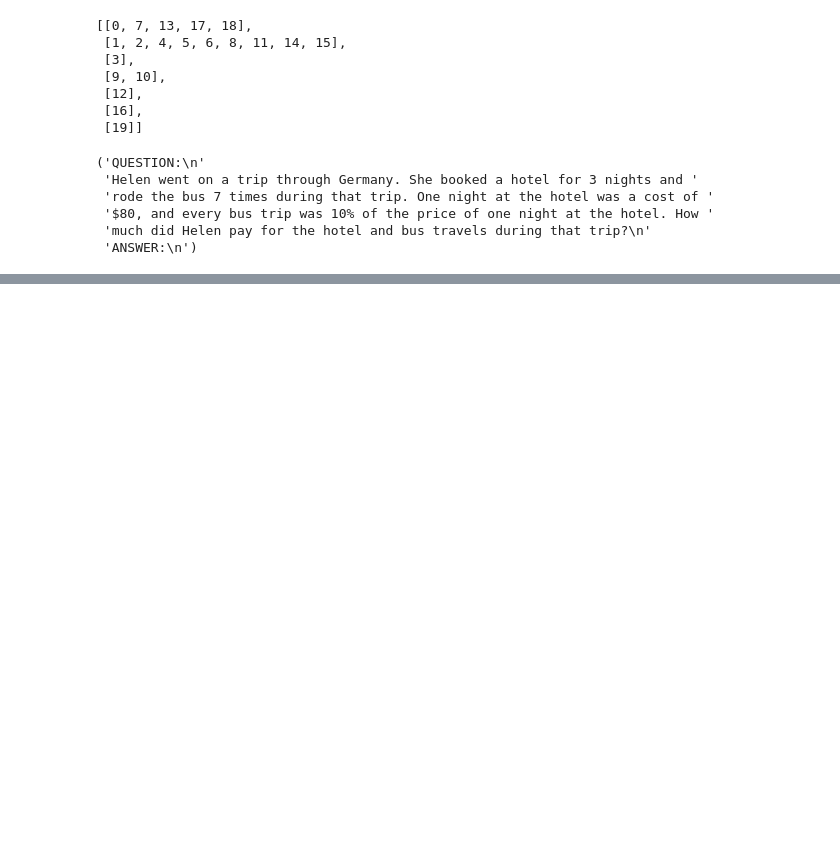
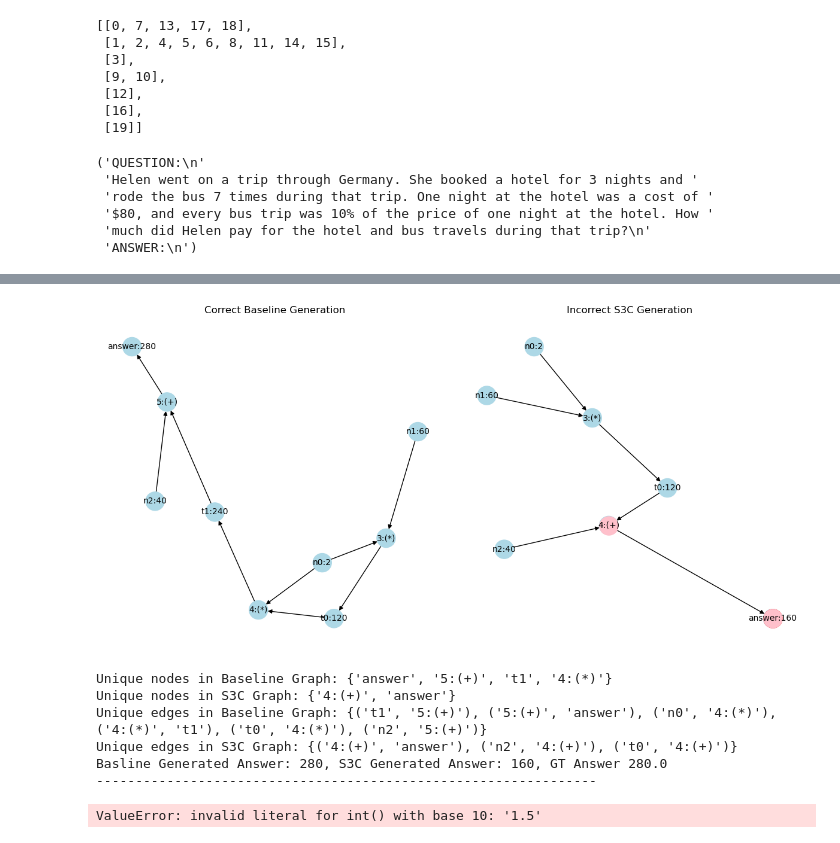
Before and after one commit to AK-Reid/tte, a Jupyter notebook: gsm-basline-s3c-comparison.ipynb, the cells around one changed output, grey strips where cells are left out. Saved outputs shown, nothing was run; the diff lists cells and outputs as text; code cells hidden in the pictures; blank space fills up the shorter version.

Commit message:
graph code becoming more streamlined

```diff
--- a/gsm-basline-s3c-comparison.ipynb
+++ b/gsm-basline-s3c-comparison.ipynb
@@ -725,13 +336,0 @@ answer=t1*n3 # = 2,880,000
-# %%
-import networkx.algorithms.isomorphism as iso
-
-# Create a subgraph isomorphism matcher
-matcher = iso.DiGraphMatcher(baseline_graph, s3c_graph)
-
-# Find all subgraph isomorphisms (common patterns)
-subgraph_matches = list(matcher.subgraph_isomorphisms_iter())
-
-# Print common patterns
-print("Common patterns found:")
-for match in subgraph_matches:
-    print(match)
@@ -1172,0 +446,34 @@ Unique edges in S3C Graph: {('n0', '4:(+)'), ('n1', '4:(+)'), ('4:(+)', 't0')}
+# %%
+def print_graph_comparisons(tf_intersection, baseline_dict, s3c_dict, incorrect_basline_clusters, correct_s3c_clusters): #Print the cases where one model gets the answer wrong and the other gets it right
+    count = 0
+    for prompt in tf_intersection:
+        #print(s3c_clusters_dict[prompt])
+
+        if prompt in incorrect_basline_clusters and prompt in correct_s3c_clusters:
+            basline_cluster = (get_longest(incorrect_basline_clusters[prompt])) #longest wrong baseline cluster
+            s3c_cluster = (get_longest(correct_s3c_clusters[prompt])) #longest correct s3c cluster
+
+            if s3c_dict[prompt][s3c_cluster[0]]['round_no'] == 0:
+
+                basline_program = baseline_dict[prompt][basline_cluster[0]]['generated_program']
+                s3c_program = s3c_dict[prompt][s3c_cluster[0]]['generated_program']
+
+                display_graphs(basline_program, s3c_program)
+
+                gt_ans = baseline_dict[prompt][basline_cluster[0]]['expected_answer']
+                gen_ans_b = baseline_dict[prompt][basline_cluster[0]]['compiler_output'][2]
+                gen_ans_s3 = s3c_dict[prompt][s3c_cluster[0]]['compiler_output'][2]
+                print(f"Basline Generated Answer: {gen_ans_b}, S3C Generated Answer: {gen_ans_s3}, GT Answer {gt_ans}")
+
+                print("----------------------------------------------------------------")
+# %%
+print_graph_comparisons(ft_intersection, baseline_dict, s3c_dict, correct_baseline_clusters, incorrect_s3c_clusters)
+# %% [output]
+[figure, added]
+Unique nodes in Baseline Graph: {'answer', '5:(+)', 't1', '4:(*)'}
+Unique nodes in S3C Graph: {'4:(+)', 'answer'}
+Unique edges in Baseline Graph: {('t1', '5:(+)'), ('5:(+)', 'answer'), ('n0', '4:(*)'), ('4:(*)', 't1'), ('t0', '4:(*)'), ('n2', '5:(+)')}
+Unique edges in S3C Graph: {('4:(+)', 'answer'), ('n2', '4:(+)'), ('t0', '4:(+)')}
+Basline Generated Answer: 280, S3C Generated Answer: 160, GT Answer 280.0
+----------------------------------------------------------------
+ValueError: invalid literal for int() with base 10: '1.5'
```
Also changed, not shown: parts of 20 cells of this notebook.
